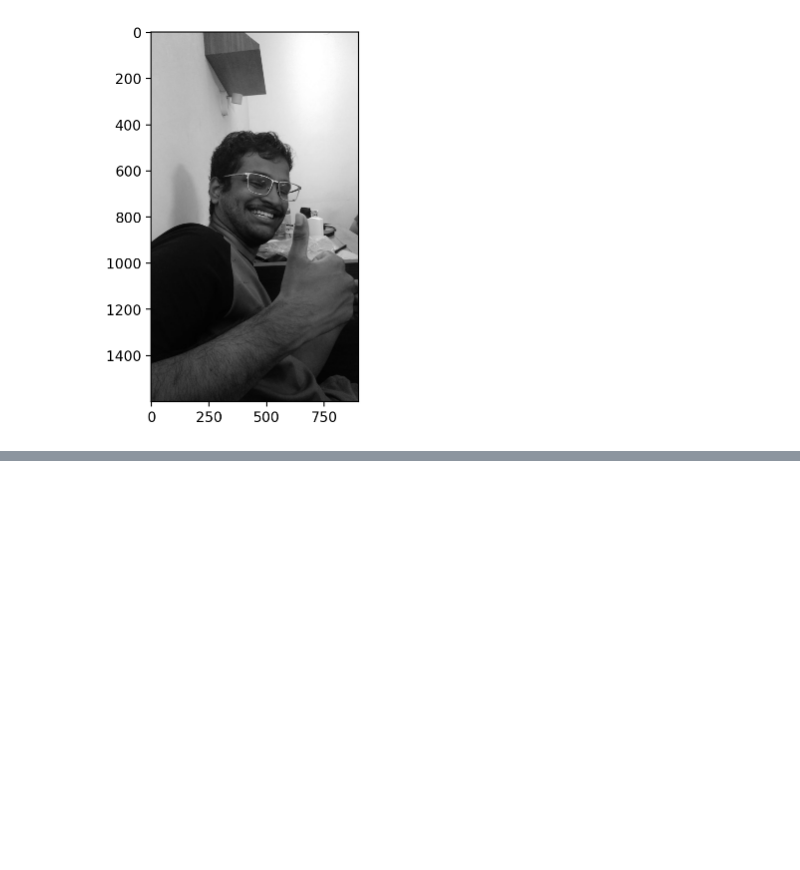
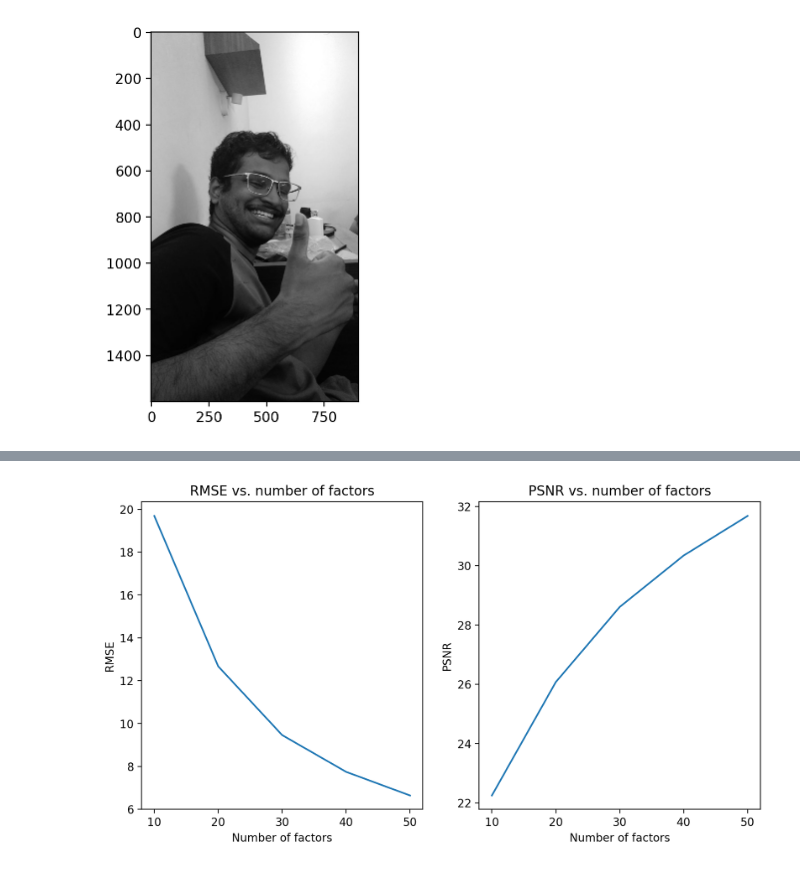
Before and after one commit to Karan-Gandhi/ES335-Assignment-2, a Jupyter notebook: task4.ipynb, the cells around one changed output, grey strips where cells are left out. Drawn from its saved outputs; the diff is of its cells as text; code cells hidden in the pictures; blank space fills up the shorter version.

```diff
--- a/task4.ipynb
+++ b/task4.ipynb
@@ -106,0 +142,22 @@ plot_image_completion(0.3, 50)
+# %%
+def plot_metric_vs_factors(prop=0.3):
+	factors = np.arange(10, 51, 10)
+	rmses = []
+	psnrs = []
+	for factor in factors:
+		rmse, psnr = calculate_metrics(prop, factor)
+		rmses.append(rmse)
+		psnrs.append(psnr)
+	fig, ax = plt.subplots(1, 2, figsize=(10, 5))
+	ax[0].plot(factors, rmses)
+	ax[0].set_title("RMSE vs. number of factors")
+	ax[0].set_xlabel("Number of factors")
+	ax[0].set_ylabel("RMSE")
+	ax[1].plot(factors, psnrs)
+	ax[1].set_title("PSNR vs. number of factors")
+	ax[1].set_xlabel("Number of factors")
+	ax[1].set_ylabel("PSNR")
+
+plot_metric_vs_factors(0.3)
+# %% [output]
+[figure, added]
```
Also changed, not shown: parts of 7 cells of this notebook.
